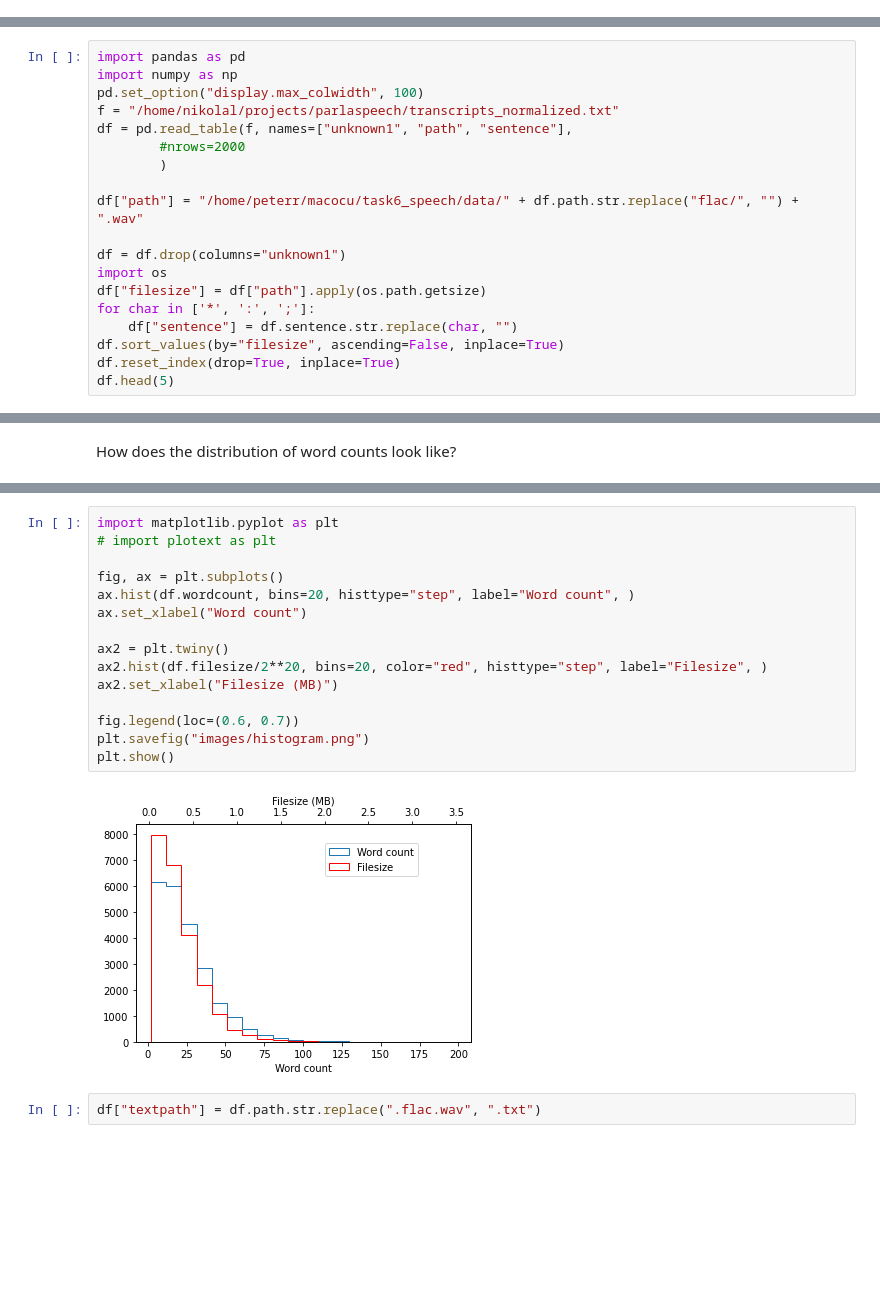
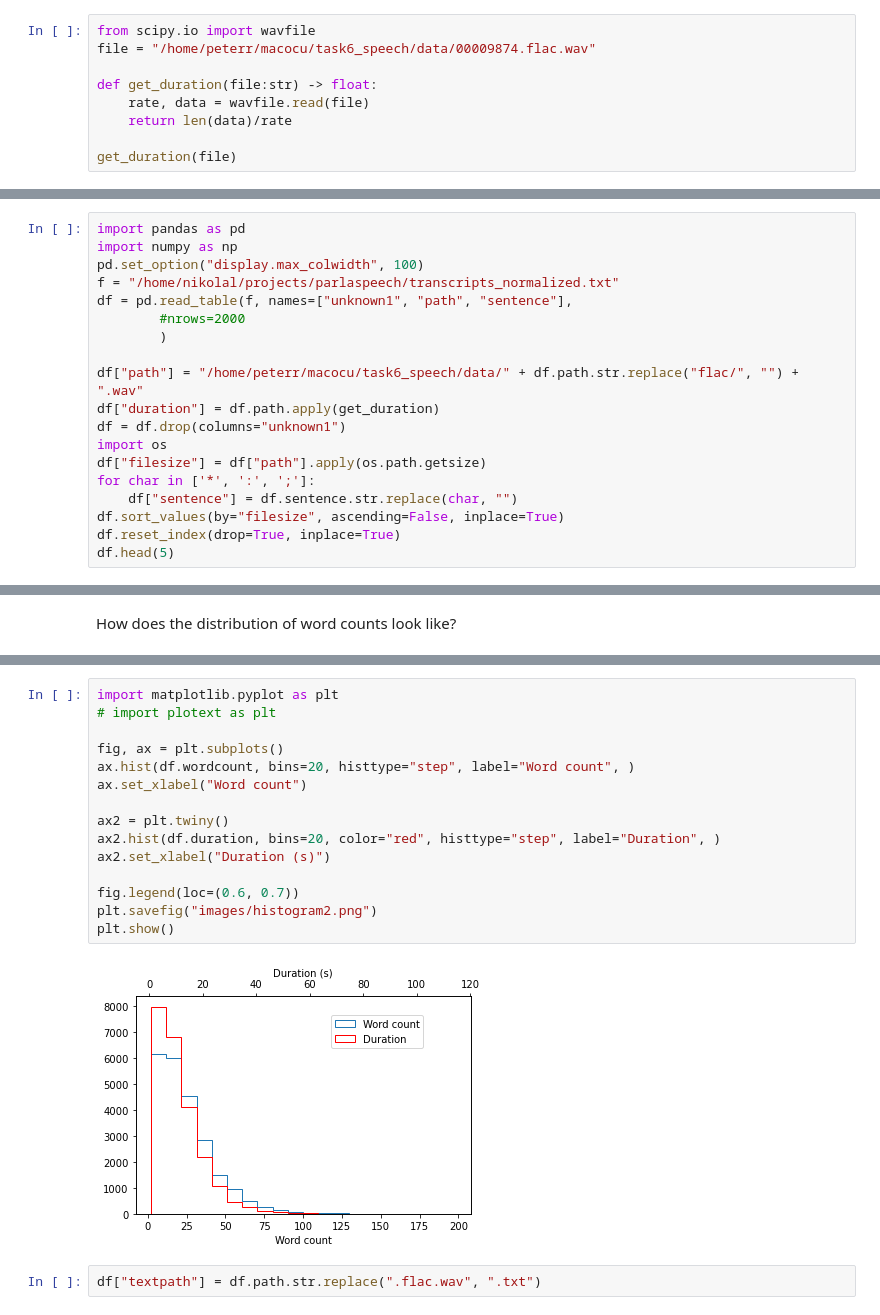
Before and after one commit to 5roop/task6_speech, a Jupyter notebook: 4_dataset_exploration.ipynb, the cells around one changed output, grey strips where cells are left out. Drawn from its saved outputs; the diff is of its cells as text; blank space fills up the shorter version.

```diff
--- a/4_dataset_exploration.ipynb
+++ b/4_dataset_exploration.ipynb
@@ -0,0 +1,9 @@
+# %%
+from scipy.io import wavfile
+file = "/home/peterr/macocu/task6_speech/data/00009874.flac.wav"
+
+def get_duration(file:str) -> float:
+    rate, data = wavfile.read(file)
+    return len(data)/rate
+
+get_duration(file)
@@ -8,7 +28,7 @@ df = pd.read_table(f, names=["unknown1", "path", "sentence"],
         )
 
 df["path"] = "/home/peterr/macocu/task6_speech/data/" + df.path.str.replace("flac/", "") + ".wav"
-
+df["duration"] = df.path.apply(get_duration)
 df = df.drop(columns="unknown1")
 import os
 df["filesize"] = df["path"].apply(os.path.getsize)
@@ -55,20 +81,20 @@ df.head()
 # %%
 import matplotlib.pyplot as plt
 # import plotext as plt
 
 fig, ax = plt.subplots()
 ax.hist(df.wordcount, bins=20, histtype="step", label="Word count", )
 ax.set_xlabel("Word count")
 
 ax2 = plt.twiny()
-ax2.hist(df.filesize/2**20, bins=20, color="red", histtype="step", label="Filesize", )
-ax2.set_xlabel("Filesize (MB)")
+ax2.hist(df.duration, bins=20, color="red", histtype="step", label="Duration", )
+ax2.set_xlabel("Duration (s)")
 
 fig.legend(loc=(0.6, 0.7))
-plt.savefig("images/histogram.png")
+plt.savefig("images/histogram2.png")
 plt.show()
 # %% [output]
-[figure, old version]
+[figure, new version]
 # %%
 df["textpath"] = df.path.str.replace(".flac.wav", ".txt")
 # %%
```
Also changed, not shown: parts of 7 cells of this notebook, 5 other files.
